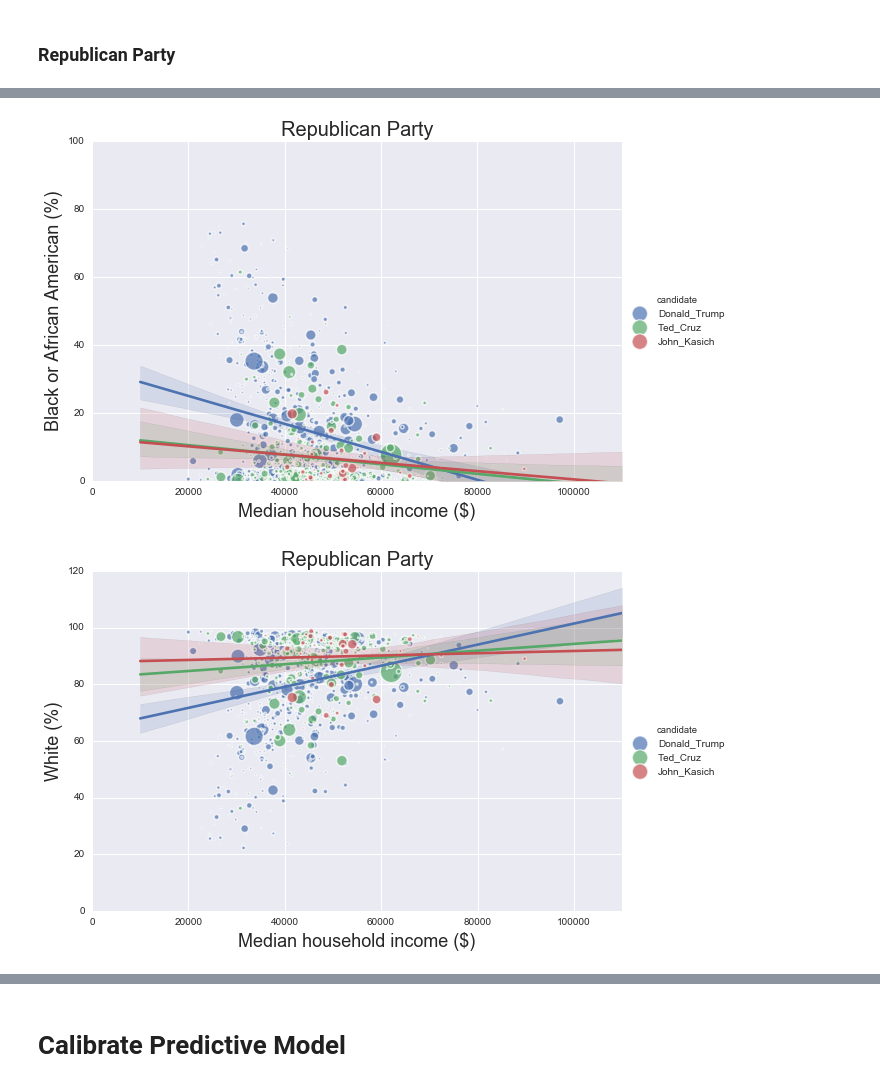
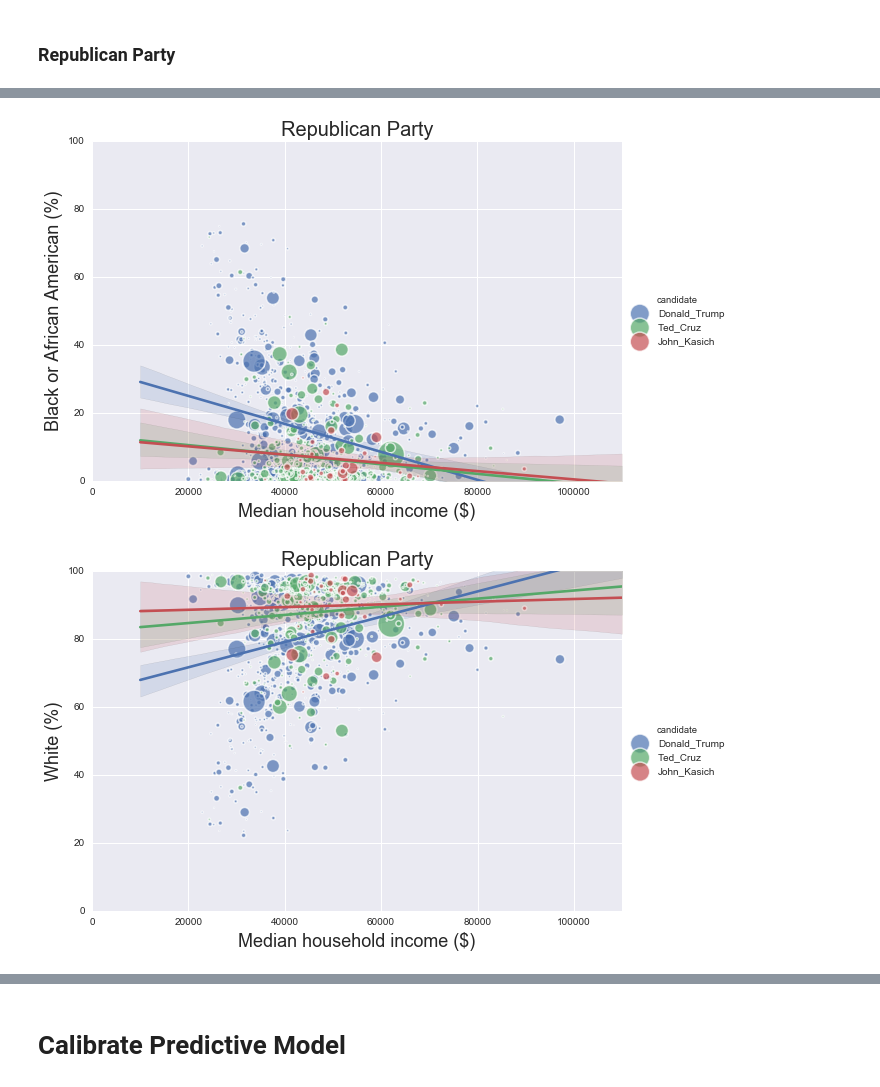
Before and after one commit to Tsmith5151/2016-US-Election---ML, a Jupyter notebook: analysis.ipynb, the cells around one changed output, grey strips where cells are left out. Saved outputs shown, nothing was run; the diff lists cells and outputs as text; code cells hidden in the pictures.

```diff
--- a/analysis.ipynb
+++ b/analysis.ipynb
@@ -384,17 +382,25 @@ def plot4():
     y_label = "White (%)"
     rep_create_plot(x_feat,y_feat,x_label,y_label)
 
+def plot5():
+    x_feat = "INC110213"
+    y_feat = "RHI725214"
+    x_label = "Median household income ($)"
+    y_label = "Hispanic(%)"
+    rep_create_plot(x_feat,y_feat,x_label,y_label)
+
+
 def rep_create_plot(x_feat,y_feat,x_label,y_label):
     hue = "candidate"
     dataframe = republican_data
-    markerSize = (republican_data['votes']/300)
+    markerSize = (republican_data['votes']/200)
     g = sns.lmplot(x=x_feat, y=y_feat, data=dataframe, hue=hue,
                scatter_kws={'s':markerSize,'alpha':0.7,'linewidths':1.5,'edgecolor':'w'},
                    size=5.5, aspect=1.5)
     g.set_xlabels(x_label, size = 18)
     g.set_ylabels(y_label, size = 18)
     axes = g.axes
-    g.set(ylim=(0,None))
+    g.set(ylim=(0,100))
     g.set(xlim=(0,None))
     sns.plt.title('Republican Party', fontsize = 20)
 # %%
@@ -404,6 +410,7 @@ def main():
     plot2()
     plot3()
     plot4()
+    plot5()
 if __name__ == "__main__":
     main()
 # %% [output]
@@ -412,2 +419,2 @@ if __name__ == "__main__":
 [figure]
-[figure, old version]
+[figure, new version]
```
Also changed, not shown: parts of 15 cells of this notebook, 3 other files.
